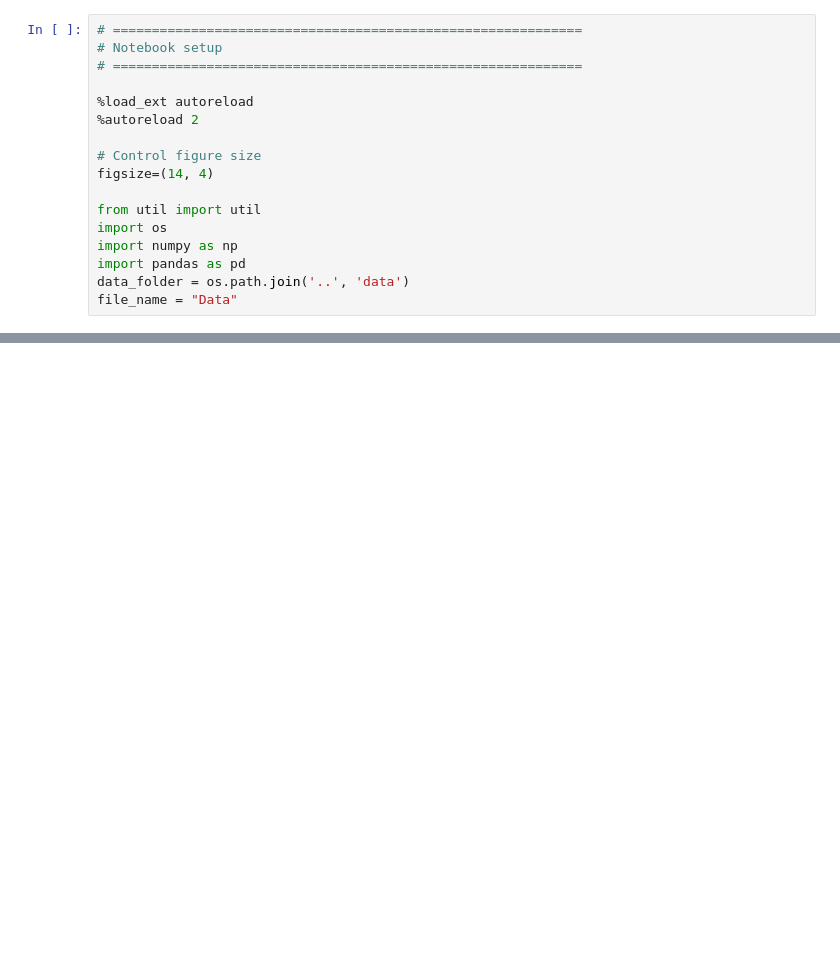
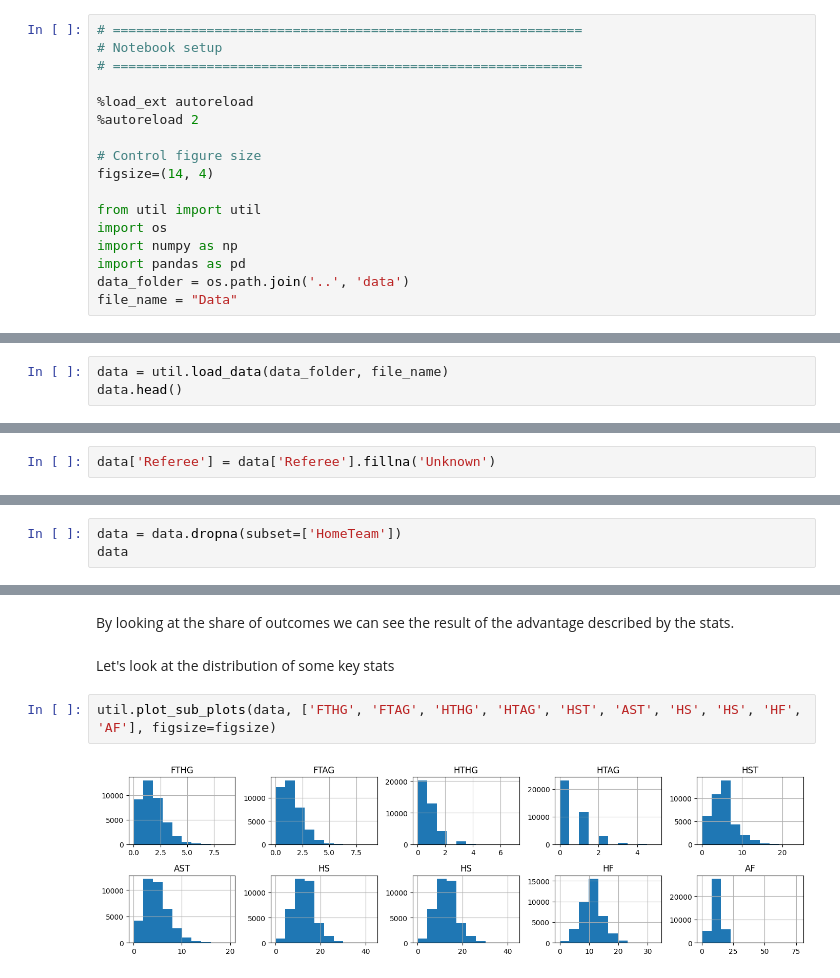
Before and after one commit to heiken1108/Match-Predictor, a Jupyter notebook: notebook/1. Data Exploration.ipynb, the cells around one changed output, grey strips where cells are left out. Drawn from its saved outputs; the diff is of its cells as text; blank space fills up the shorter version.

```diff
--- a/notebook/1. Data Exploration.ipynb
+++ b/notebook/1. Data Exploration.ipynb
@@ -29,0 +39,3 @@ Initially, the probability of each outcome is 33%, by a random pick. Our goal is
+# %%
+data = util.load_data(data_folder, file_name)
+data.head()
@@ -29,0 +72,2 @@ Initially, the probability of each outcome is 33%, by a random pick. Our goal is
+# %%
+data['Referee'] = data['Referee'].fillna('Unknown')
@@ -29,0 +93,3 @@ Initially, the probability of each outcome is 33%, by a random pick. Our goal is
+# %%
+data = data.dropna(subset=['HomeTeam'])
+data
@@ -29,0 +166,8 @@ Initially, the probability of each outcome is 33%, by a random pick. Our goal is
+# %% [markdown]
+By looking at the share of outcomes we can see the result of the advantage described by the stats.
+# %% [markdown]
+Let's look at the distribution of some key stats
+# %%
+util.plot_sub_plots(data, ['FTHG', 'FTAG', 'HTHG', 'HTAG', 'HST', 'AST', 'HS', 'HS', 'HF', 'AF'], figsize=figsize)
+# %% [output]
+[figure, added]
```
Also changed, not shown: parts of 25 cells of this notebook, 6 other files.
